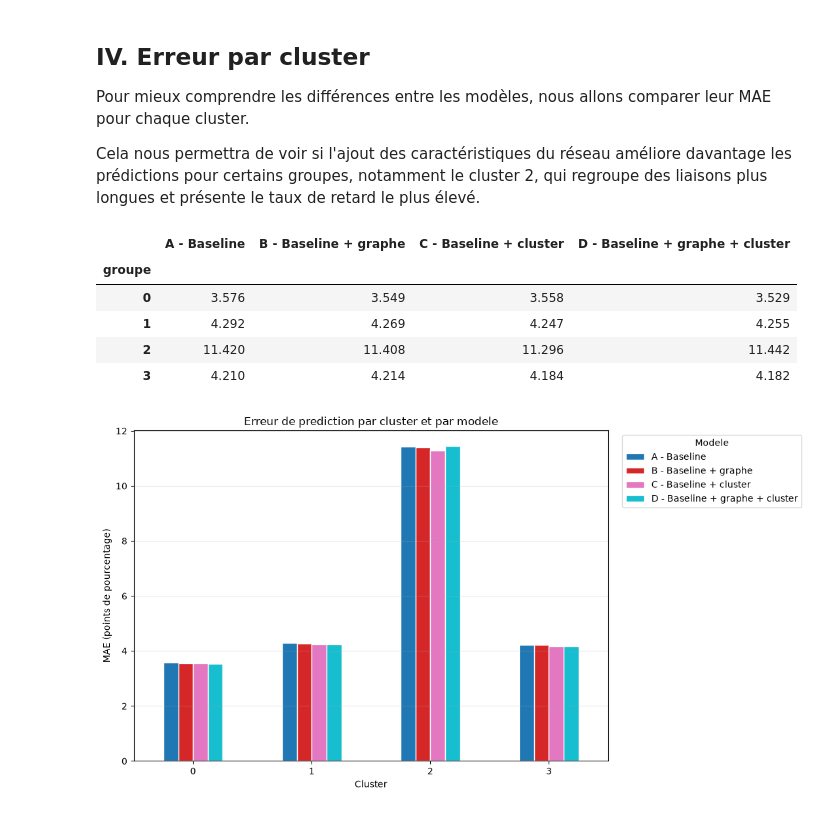
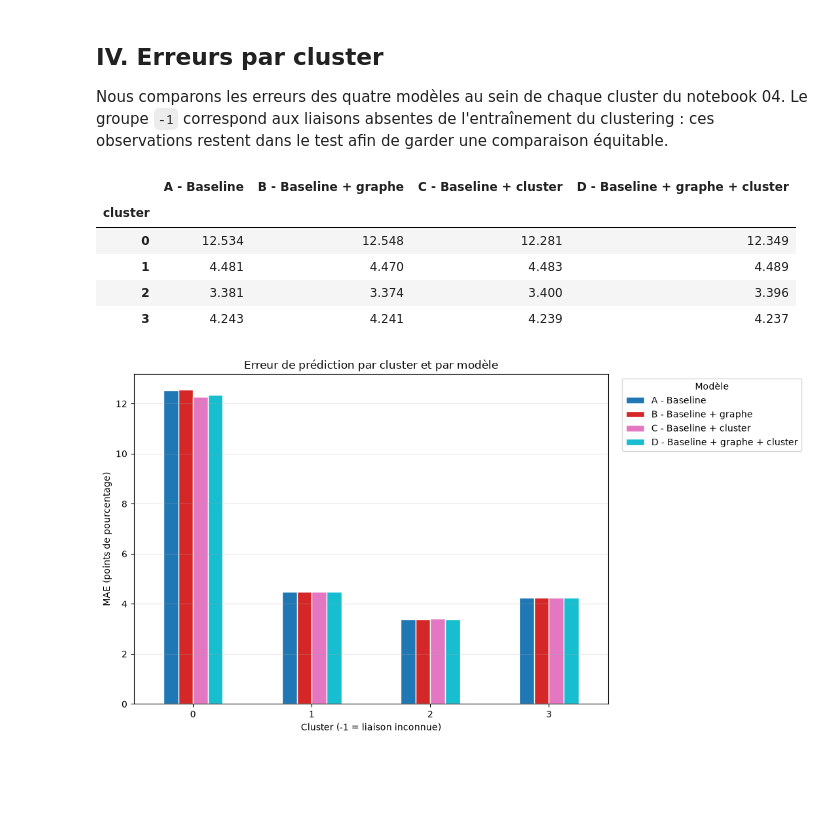
Before and after one commit to husseindakroube/IADATA701-PROJET, a Jupyter notebook: notebooks/05_ml_comparaison.ipynb, the cells around one changed output. Cells and saved outputs as stored; diff of their text form; code cells hidden in the pictures; blank space fills up the shorter version.

```diff
--- a/notebooks/05_ml_comparaison.ipynb
+++ b/notebooks/05_ml_comparaison.ipynb
@@ -262,51 +328,36 @@ Modeles entraines:
 # %% [markdown]
-## IV. Erreur par cluster
+## IV. Erreurs par cluster
 
-Pour mieux comprendre les différences entre les modèles, nous allons comparer leur MAE pour chaque cluster.
-
-Cela nous permettra de voir si l'ajout des caractéristiques du réseau améliore davantage les prédictions pour certains groupes, notamment le cluster 2, qui regroupe des liaisons plus longues et présente le taux de retard le plus élevé.
+Nous comparons les erreurs des quatre modèles au sein de chaque cluster du notebook 04. Le groupe `-1` correspond aux liaisons absentes de l'entraînement du clustering : ces observations restent dans le test afin de garder une comparaison équitable.
 # %%
+# Comparer les erreurs par cluster sur les mêmes observations du test.
+performances = {}
+for nom, prediction in predictions_finales.items():
+    erreurs = test_final[["cluster", TARGET]].copy()
+    erreurs["erreur_absolue"] = (erreurs[TARGET] - prediction).abs() * 100
+    performances[nom] = erreurs.groupby("cluster")["erreur_absolue"].mean()
 
-# On calcule la MAE de chaque modèle pour chaque cluster
-# On utilise la fonction compute_errors_by_group du module comparaison
-
-from projet_kit_data.comparaison import compute_errors_by_group
-
-performances = {}
-
-for res in resultats:
-    extras = configurations[res["modele"]]
-    columns = BASE_FEATURES + extras
-
-    mae_par_cluster = compute_errors_by_group(
-        res["modele_entraine"], test, columns, TARGET, "cluster"
-    )
-
-    performances[res["modele"]] = mae_par_cluster
-
-# On regroupe les résultats dans un tableau pour comparer les modèles
-tableau_perf = pd.DataFrame(performances)
-tableau_perf
+tableau_perf = pd.DataFrame(performances).sort_index()
+display(tableau_perf.round(3))
 # %% [output]
 |  | A - Baseline | B - Baseline + graphe | C - Baseline + cluster | D - Baseline + graphe + cluster |
-| groupe |  |  |  |  |
-| 0 | 3.576 | 3.549 | 3.558 | 3.529 |
-| 1 | 4.292 | 4.269 | 4.247 | 4.255 |
-| 2 | 11.420 | 11.408 | 11.296 | 11.442 |
-| 3 | 4.210 | 4.214 | 4.184 | 4.182 |
+| cluster |  |  |  |  |
+| 0 | 12.534 | 12.548 | 12.281 | 12.349 |
+| 1 | 4.481 | 4.470 | 4.483 | 4.489 |
+| 2 | 3.381 | 3.374 | 3.400 | 3.396 |
+| 3 | 4.243 | 4.241 | 4.239 | 4.237 |
 # %%
-# Comparaison visuelle par cluster
-%matplotlib inline
+# Visualiser les différences entre modèles selon les clusters.
 fig, ax = plt.subplots(figsize=(11, 6))
 tableau_perf.plot(kind="bar", ax=ax, colormap="tab10", edgecolor="white")
 ax.set_ylabel("MAE (points de pourcentage)")
-ax.set_xlabel("Cluster")
-ax.set_title("Erreur de prediction par cluster et par modele")
-ax.legend(title="Modele", bbox_to_anchor=(1.02, 1), loc="upper left")
+ax.set_xlabel("Cluster (-1 = liaison inconnue)")
+ax.set_title("Erreur de prédiction par cluster et par modèle")
+ax.legend(title="Modèle", bbox_to_anchor=(1.02, 1), loc="upper left")
 ax.grid(axis="y", alpha=0.3)
 ax.set_xticklabels(ax.get_xticklabels(), rotation=0)
 plt.tight_layout()
 plt.show()
 # %% [output]
-[figure, old version]
+[figure, new version]
 # %% [markdown]
```
Also changed, not shown: parts of 15 cells of this notebook, 3 other files.
